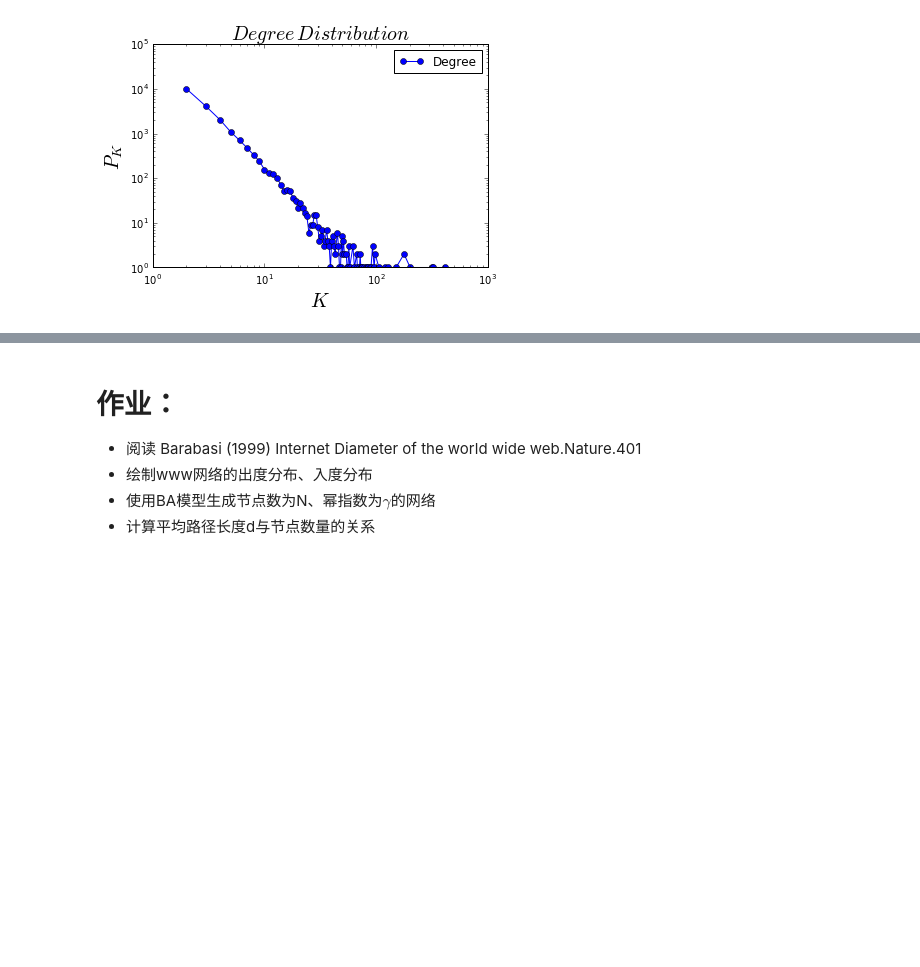
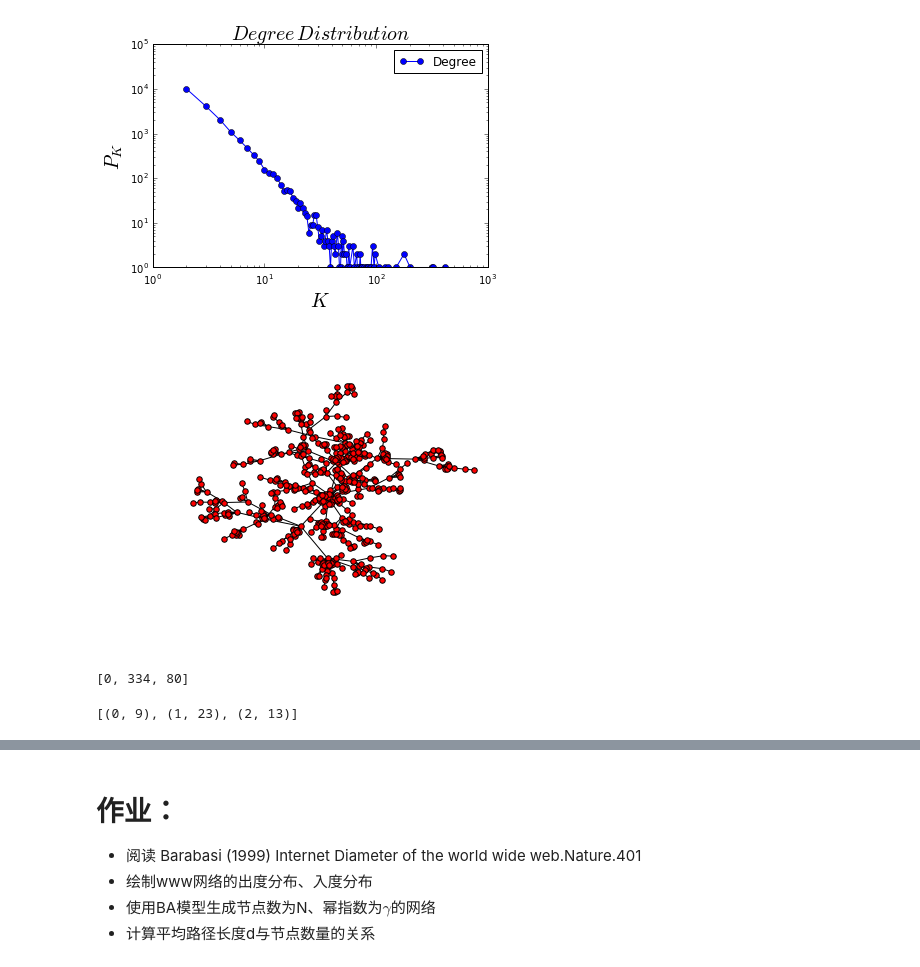
Before and after one commit to Walker96/cjc2016, a Jupyter notebook: code/17.networkx.ipynb, the cells around one changed output, grey strips where cells are left out. Drawn from its saved outputs; the diff is of its cells as text; code cells hidden in the pictures; blank space fills up the shorter version.

```diff
--- a/code/17.networkx.ipynb
+++ b/code/17.networkx.ipynb
@@ -366,3 +366,20 @@ BA= nx.random_graphs.barabasi_albert_graph(20000,2)  #生成n=20、m=1的BA无
 plotDegreeDistribution(BA)
 # %% [output]
 [figure]
+# %%
+import networkx as nx
+import matplotlib.pyplot as plt
+BA= nx.random_graphs.barabasi_albert_graph(500,1)  #生成n=20、m=1的BA无标度网络
+pos = nx.spring_layout(BA)          #定义一个布局，此处采用了spring布局方式
+nx.draw(BA,pos,with_labels=False,node_size = 30)  #绘制图形
+plt.show()
+# %% [output]
+[figure, added]
+# %%
+nx.degree_histogram(BA)[:3]
+# %% [output]
+[0, 334, 80]
+# %%
+BA.degree().items()[:3]
+# %% [output]
+[(0, 9), (1, 23), (2, 13)]
```
Also changed, not shown: parts of 3 cells of this notebook, 8 other files.
